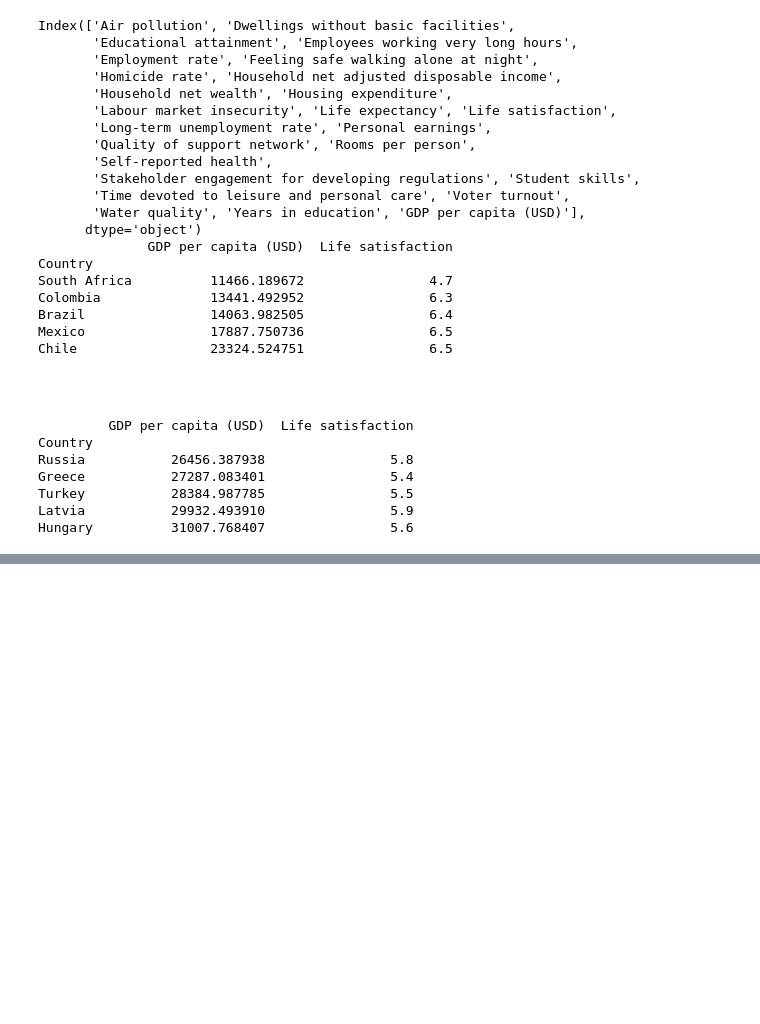
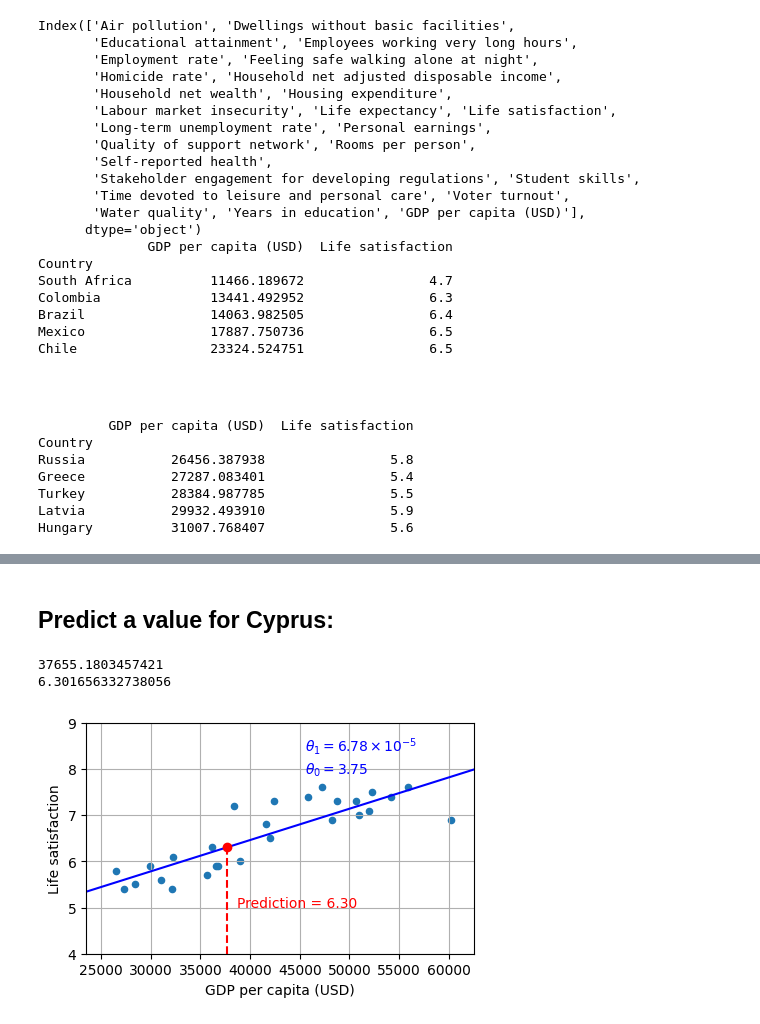
Before and after one commit to albertbolanoss/data-science-handbook, a Jupyter notebook: notebook/life_sastifaction.ipynb, the cells around one changed output, grey strips where cells are left out. Drawn from its saved outputs; the diff is of its cells as text; code cells hidden in the pictures; blank space fills up the shorter version.

```diff
--- a/notebook/life_sastifaction.ipynb
+++ b/notebook/life_sastifaction.ipynb
@@ -122,0 +236,33 @@ plt.show()
+# %% [markdown]
+## Predict a value for Cyprus:
+# %%
+cyprus_gdp_per_capita = gdp_per_capita[gdppc_col].loc["Cyprus"]
+print(cyprus_gdp_per_capita)
+
+cyprus_predicted_life_satisfaction = lin1.predict([[cyprus_gdp_per_capita]])[0, 0]
+print(cyprus_predicted_life_satisfaction)
+
+country_stats.plot(kind='scatter', figsize=(5, 3), grid=True,
+                   x=gdppc_col, y=lifesat_col)
+
+X = np.linspace(min_gdp, max_gdp, 1000)
+plt.plot(X, t0 + t1 * X, "b")
+
+plt.text(min_gdp + 22_000, max_life_sat - 1.1,
+         fr"$\theta_0 = {t0:.2f}$", color="b")
+plt.text(min_gdp + 22_000, max_life_sat - 0.6,
+         fr"$\theta_1 = {t1 * 1e5:.2f} \times 10^{{-5}}$", color="b")
+
+plt.plot([cyprus_gdp_per_capita, cyprus_gdp_per_capita],
+         [min_life_sat, cyprus_predicted_life_satisfaction], "r--")
+plt.text(cyprus_gdp_per_capita + 1000, 5.0,
+         fr"Prediction = {cyprus_predicted_life_satisfaction:.2f}", color="r")
+plt.plot(cyprus_gdp_per_capita, cyprus_predicted_life_satisfaction, "ro")
+
+plt.axis([min_gdp, max_gdp, min_life_sat, max_life_sat])
+
+plt.show()
+# %% [output]
+37655.1803457421
+6.301656332738056
+[figure, added]
```
Also changed, not shown: parts of 20 cells of this notebook, 2 other files.
